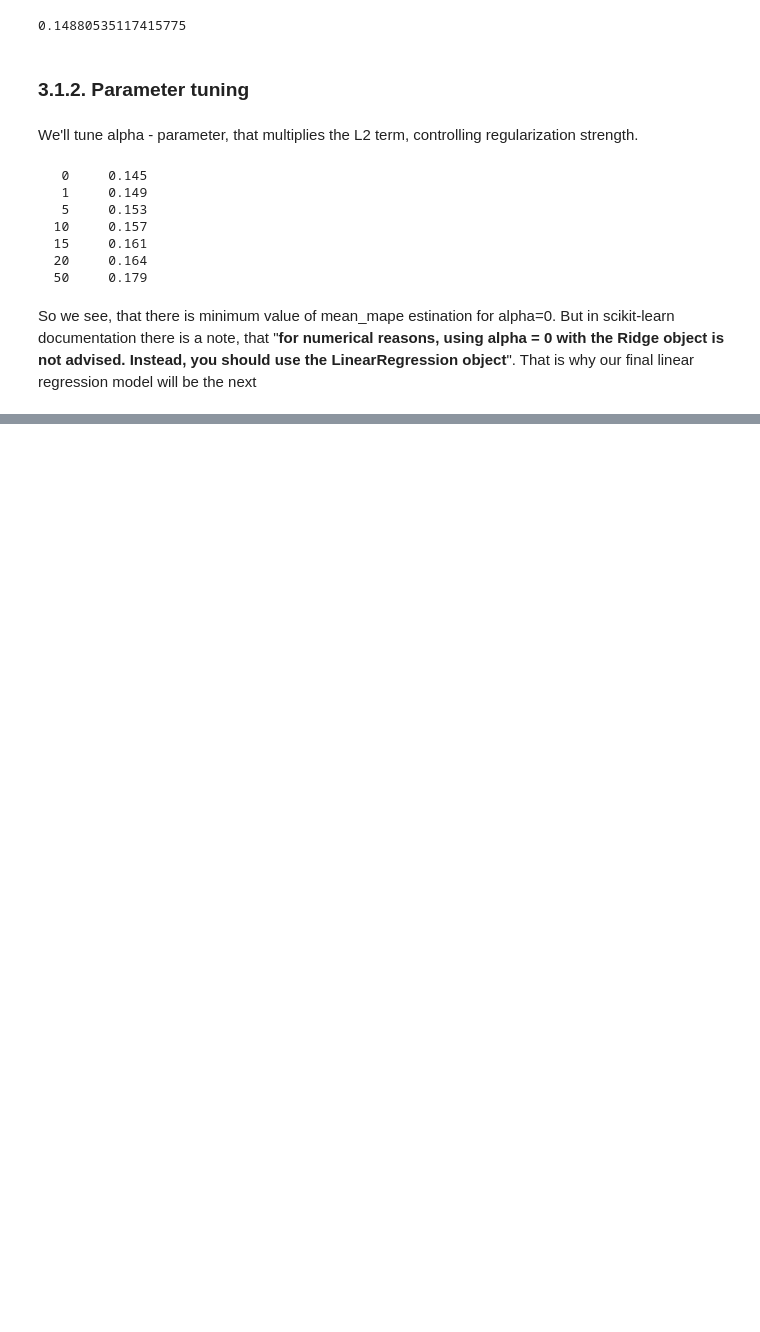
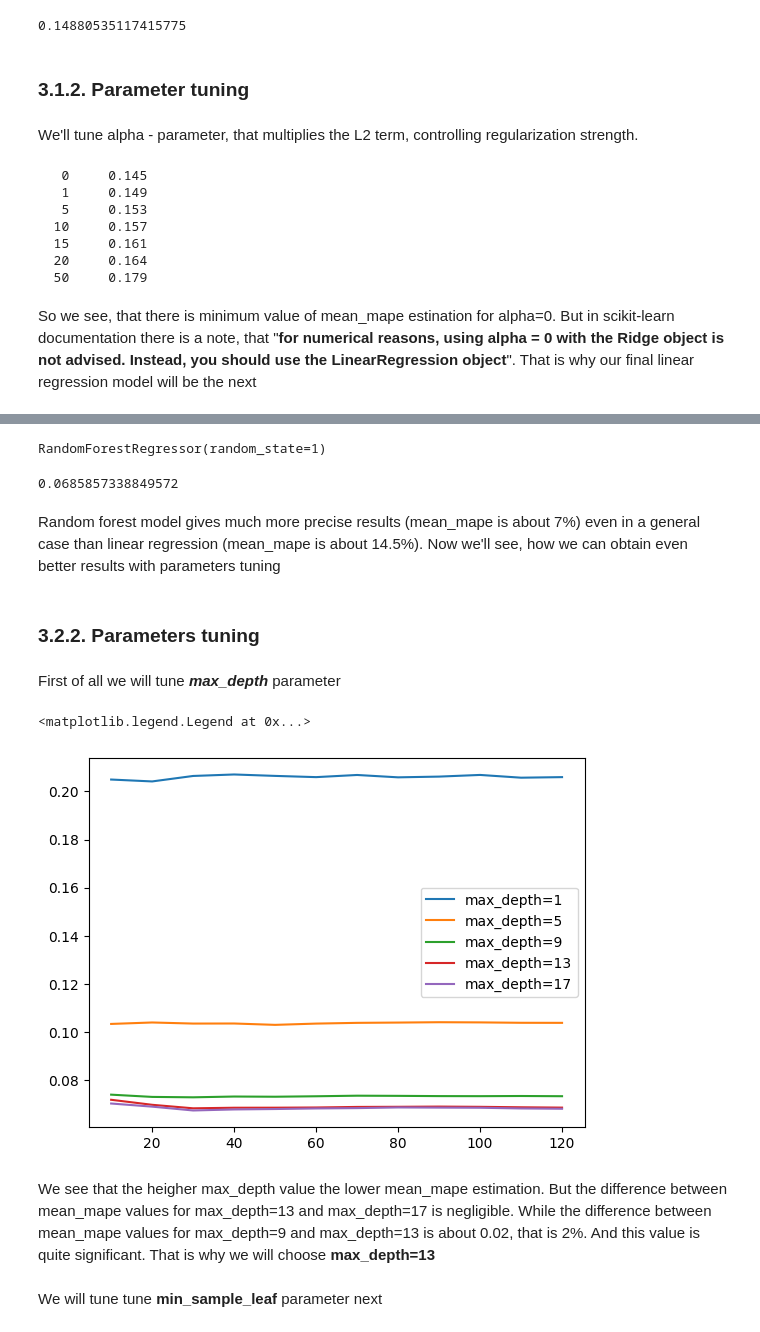
Before and after one commit to ElenaNKn/ml-zoomcamp-solutions, a Jupyter notebook: capstone_project/notebook.ipynb, the cells around one changed output, grey strips where cells are left out. Saved outputs shown, nothing was run; the diff lists cells and outputs as text; code cells hidden in the pictures; blank space fills up the shorter version.

Commit message:
Random forest model and neural network are built

```diff
--- a/capstone_project/notebook.ipynb
+++ b/capstone_project/notebook.ipynb
@@ -478,0 +483,53 @@ Mean MAPE for linear regression model = 0.145
+# %%
+rf = RandomForestRegressor(random_state=1)
+rf.fit(df_train, dy_train)
+# %% [output]
+RandomForestRegressor(random_state=1)
+# %%
+y_pred = rf.predict(df_val)
+
+mape = mape_calc(y_val, y_pred)
+mean_mape = sum(list(mape.values())) / 4
+mean_mape
+# %% [output]
+0.0685857338849572
+# %% [markdown]
+Random forest model gives much more precise results (mean_mape is about 7%) even in a general case than linear regression (mean_mape is about 14.5%). Now we'll see, how we can obtain even better results with parameters tuning
+# %% [markdown]
+### 3.2.2. Parameters tuning
+# %% [markdown]
+First of all we will tune ***max_depth*** parameter
+# %%
+scores = []
+
+for d in range(1, 20, 4):
+    for n in range(10, 121, 10):
+        rf = RandomForestRegressor(n_estimators=n,
+                                    max_depth=d,
+                                    random_state=1)
+        rf.fit(df_train, dy_train)
+
+        y_pred = rf.predict(df_val)
+
+        mape = mape_calc(y_val, y_pred)
+        mean_mape = sum(list(mape.values())) / 4
+
+        scores.append((d, n, mean_mape))
+# %%
+columns = ['max_depth', 'n_estimators', 'mean_mape']
+df_scores = pd.DataFrame(scores, columns=columns)
+# %%
+for d in range(1, 20, 4):
+    df_subset = df_scores[df_scores.max_depth == d]
+
+    plt.plot(df_subset.n_estimators, df_subset.mean_mape,
+             label='max_depth=%d' % d)
+
+plt.legend()
+# %% [output]
+<matplotlib.legend.Legend at 0x...>
+[figure, added]
+# %% [markdown]
+We see that the heigher max_depth value the lower mean_mape estimation. But the difference between mean_mape values for max_depth=13 and max_depth=17 is negligible. While the difference between mean_mape values for max_depth=9 and max_depth=13 is about 0.02, that is 2%. And this value is quite significant. That is why we will choose **max_depth=13**
+# %% [markdown]
+We will tune tune **min_sample_leaf** parameter next
```
Also changed, not shown: parts of 60 cells of this notebook.
